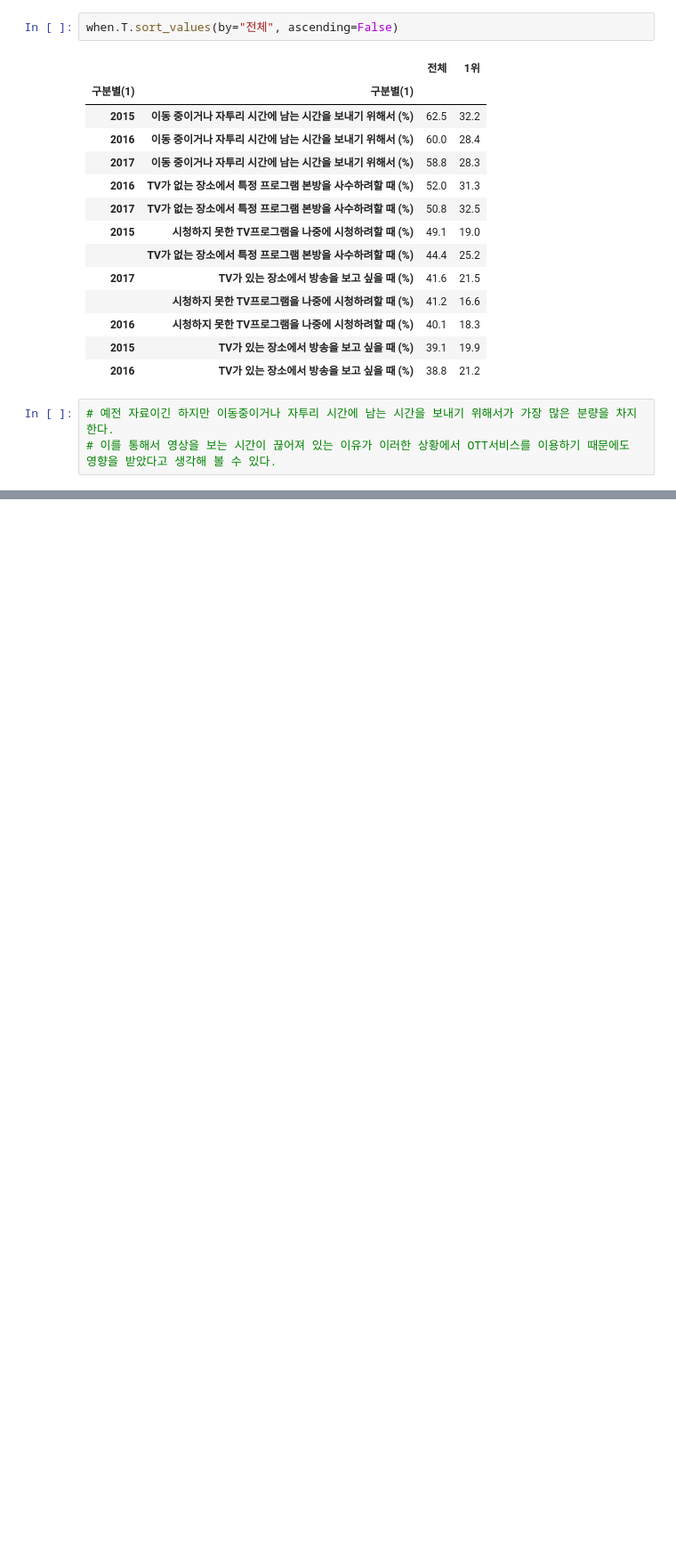
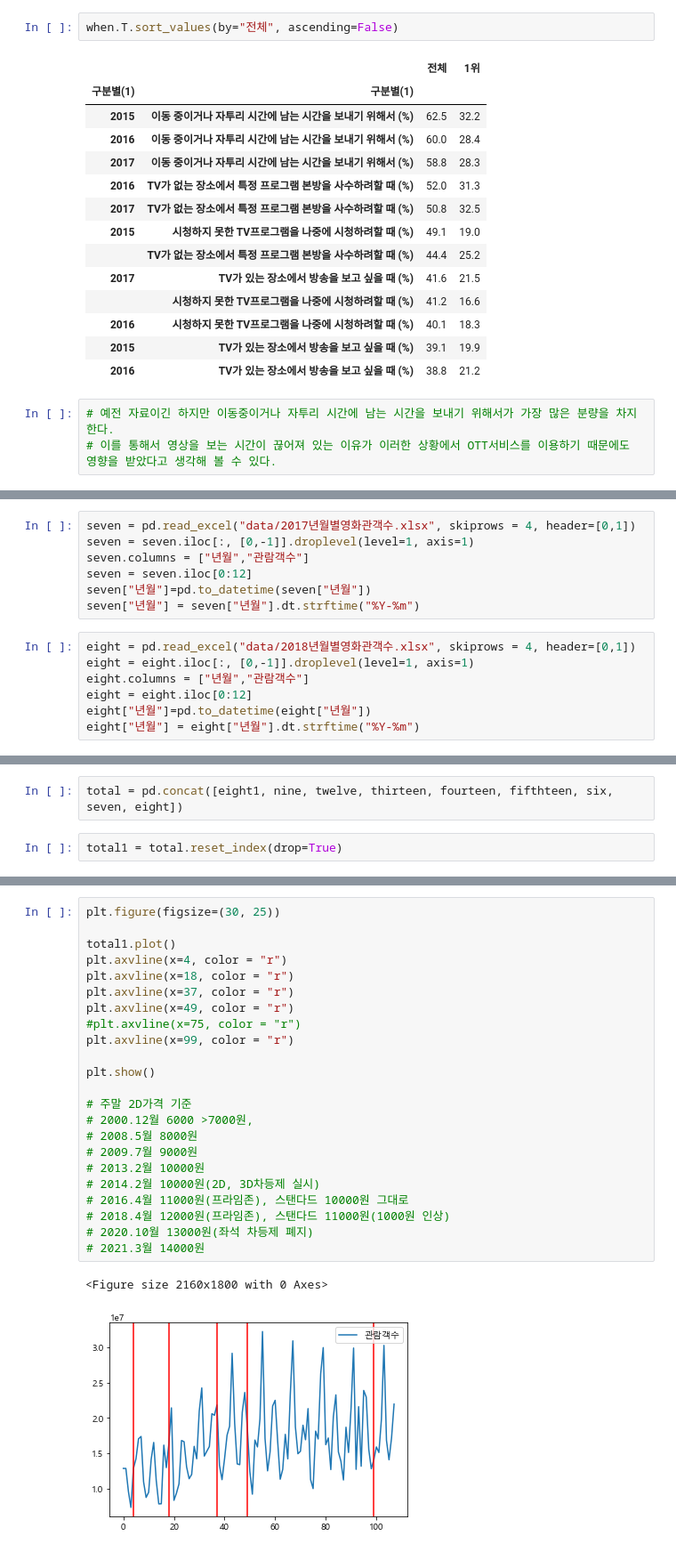
Before and after one commit to tada-data/teamproject-mid, a Jupyter notebook: 중간프로젝트데이터간단하게Review.ipynb, the cells around one changed output, grey strips where cells are left out. Shown at 89% size. Saved outputs shown, nothing was run; the diff lists cells and outputs as text; blank space fills up the shorter version.

```diff
--- a/중간프로젝트데이터간단하게Review.ipynb
+++ b/중간프로젝트데이터간단하게Review.ipynb
@@ -661,0 +725,14 @@ when.T.sort_values(by="전체", ascending=False)
+# %%
+seven = pd.read_excel("data/2017년월별영화관객수.xlsx", skiprows = 4, header=[0,1])
+seven = seven.iloc[:, [0,-1]].droplevel(level=1, axis=1)
+seven.columns = ["년월","관람객수"]
+seven = seven.iloc[0:12]
+seven["년월"]=pd.to_datetime(seven["년월"])
+seven["년월"] = seven["년월"].dt.strftime("%Y-%m")
+# %%
+eight = pd.read_excel("data/2018년월별영화관객수.xlsx", skiprows = 4, header=[0,1])
+eight = eight.iloc[:, [0,-1]].droplevel(level=1, axis=1)
+eight.columns = ["년월","관람객수"]
+eight = eight.iloc[0:12]
+eight["년월"]=pd.to_datetime(eight["년월"])
+eight["년월"] = eight["년월"].dt.strftime("%Y-%m")
@@ -661,0 +763,4 @@ when.T.sort_values(by="전체", ascending=False)
+# %%
+total = pd.concat([eight1, nine, twelve, thirteen, fourteen, fifthteen, six, seven, eight])
+# %%
+total1 = total.reset_index(drop=True)
@@ -661,0 +777,26 @@ when.T.sort_values(by="전체", ascending=False)
+# %%
+plt.figure(figsize=(30, 25))
+
+total1.plot()
+plt.axvline(x=4, color = "r")
+plt.axvline(x=18, color = "r")
+plt.axvline(x=37, color = "r")
+plt.axvline(x=49, color = "r")
+#plt.axvline(x=75, color = "r")
+plt.axvline(x=99, color = "r")
+
+plt.show()
+
+# 주말 2D가격 기준
+# 2000.12월 6000 >7000원,
+# 2008.5월 8000원
+# 2009.7월 9000원
+# 2013.2월 10000원
+# 2014.2월 10000원(2D, 3D차등제 실시)
+# 2016.4월 11000원(프라임존), 스탠다드 10000원 그대로
+# 2018.4월 12000원(프라임존), 스탠다드 11000원(1000원 인상)
+# 2020.10월 13000원(좌석 차등제 폐지)
+# 2021.3월 14000원
+# %% [output]
+<Figure size 2160x1800 with 0 Axes>
+[figure, added]
```
Also changed, not shown: parts of 21 cells of this notebook, 13 other files.
